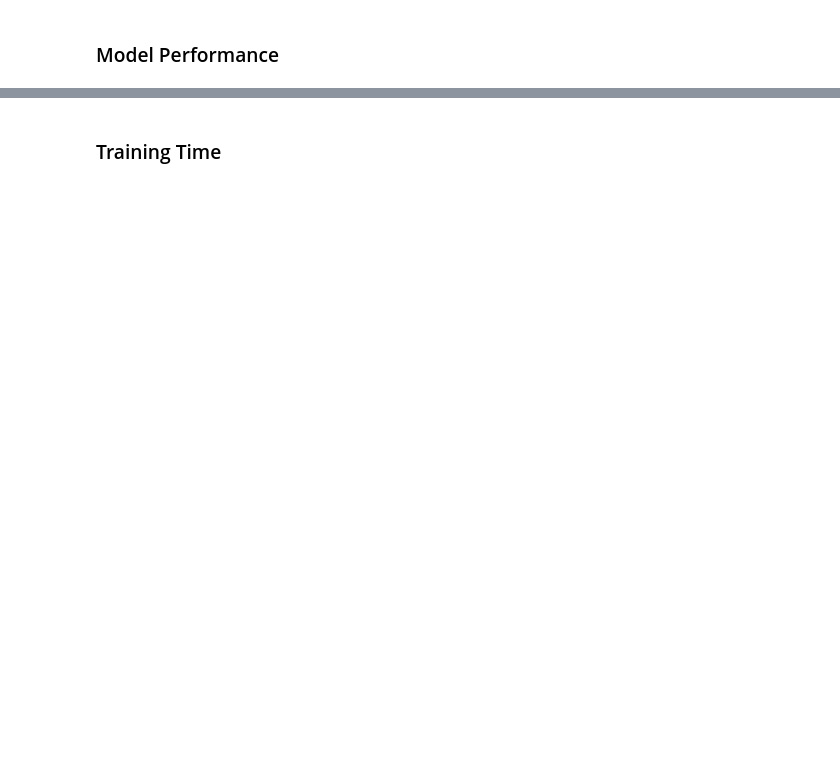
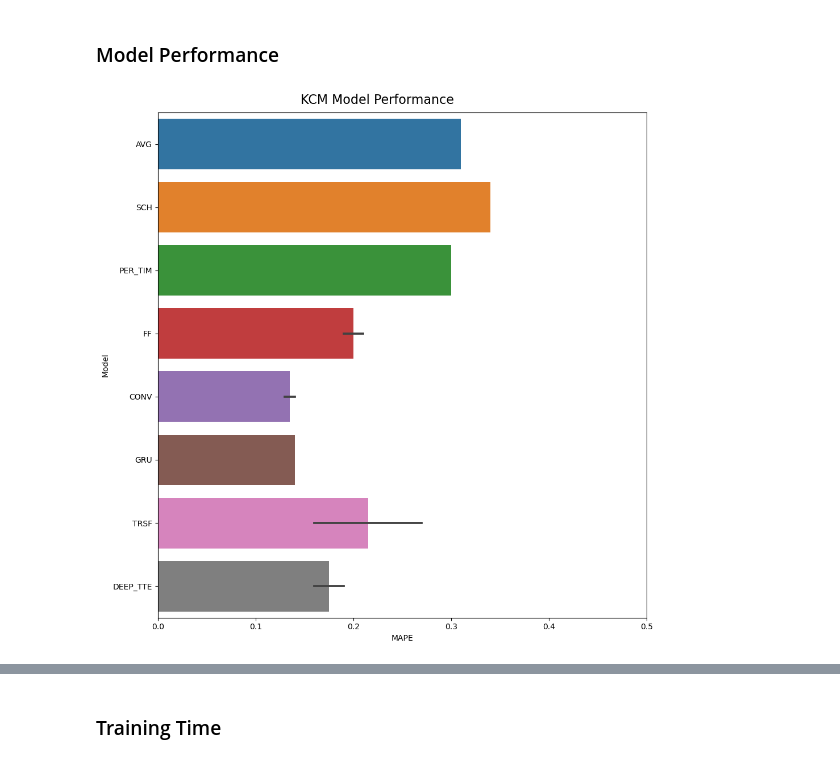
Before and after one commit to zackAemmer/generalizable_travel_times, a Jupyter notebook: src/explore_results.ipynb, the cells around one changed output, grey strips where cells are left out. Drawn from its saved outputs; the diff is of its cells as text; code cells hidden in the pictures; blank space fills up the shorter version.

```diff
--- a/src/explore_results.ipynb
+++ b/src/explore_results.ipynb
@@ -95,14 +95,20 @@ RUN_FOLDER_RUT = "../results/debug/rut/"
 # GRU_1	10.0	8.898676
 # TRSF_1	10.8	8.893464
 # %%
-# Base results
-kcm_model_results = data_utils.load_pkl(f"{RUN_FOLDER_KCM}model_results.pkl")
-kcm_model_results = data_utils.extract_results(kcm_model_results, "Seattle")
-# kcm_model_results = data_utils.extract_results(f"{RUN_FOLDER_KCM}", "Seattle")
-# kcm_model_results = data_utils.extract_lightning_results(f"{RUN_FOLDER_KCM}logs/", "Seattle")
-# kcm_gen_results = data_utils.load_pkl(RUN_FOLDER_KCM + "model_generalization_results.pkl")
-# kcm_gen_df = data_utils.extract_gen_results("Seattle", kcm_gen_results)
+# Load results from the training script
+kcm_training_results = data_utils.load_pkl(f"{RUN_FOLDER_KCM}model_results.pkl")
+kcm_result_df, kcm_time_df = data_utils.extract_results(kcm_training_results, "Seattle")
+# Load curves from lightning
+kcm_model_results = data_utils.extract_lightning_results(f"{RUN_FOLDER_KCM}logs/", "Seattle")
+# Load results from experiments script
+kcm_gen_results = data_utils.load_pkl(RUN_FOLDER_KCM + "model_generalization_results.pkl")
+kcm_gen_df = data_utils.extract_gen_results("Seattle", kcm_gen_results)
 
-# atb_model_results = data_utils.extract_lightning_results(f"{RUN_FOLDER_ATB}logs/", "Trondheim")
-# atb_gen_results = data_utils.load_pkl(RUN_FOLDER_ATB + "model_generalization_results.pkl")
-# atb_gen_df = data_utils.extract_gen_results("Trondheim", atb_gen_results)
+# Load results from the training script
+atb_training_results = data_utils.load_pkl(f"{RUN_FOLDER_ATB}model_results.pkl")
+atb_result_df, atb_time_df = data_utils.extract_results(atb_training_results, "Trondheim")
+# Load curves from lightning
+atb_model_results = data_utils.extract_lightning_results(f"{RUN_FOLDER_ATB}logs/", "Trondheim")
+# Load results from experiments script
+atb_gen_results = data_utils.load_pkl(RUN_FOLDER_ATB + "model_generalization_results.pkl")
+atb_gen_df = data_utils.extract_gen_results("Trondheim", atb_gen_results)
@@ -131,13 +135,15 @@ print(f"All Unique Models: {pd.unique(kcm_gen_df['Model'])}")
 # %% [markdown]
 ### Model Performance
 # %%
-plot_data = kcm_baseline_df
+plot_data = kcm_result_df
 fig, axes = plt.subplots(1,1)
 fig.set_figheight(10)
 fig.set_figwidth(10)
 sns.barplot(plot_data, x="MAPE", y="Model", ax=axes)
-axes.set_xlim([0, 500])
+axes.set_xlim([0, 0.5])
 fig.suptitle('KCM Model Performance', fontsize=16)
 fig.tight_layout()
 plt.savefig("../plots/model_performances_kcm.png", dpi=1800, bbox_inches='tight')
+# %% [output]
+[figure, added]
 # %%
```
Also changed, not shown: parts of 22 cells of this notebook, 3 other files.
